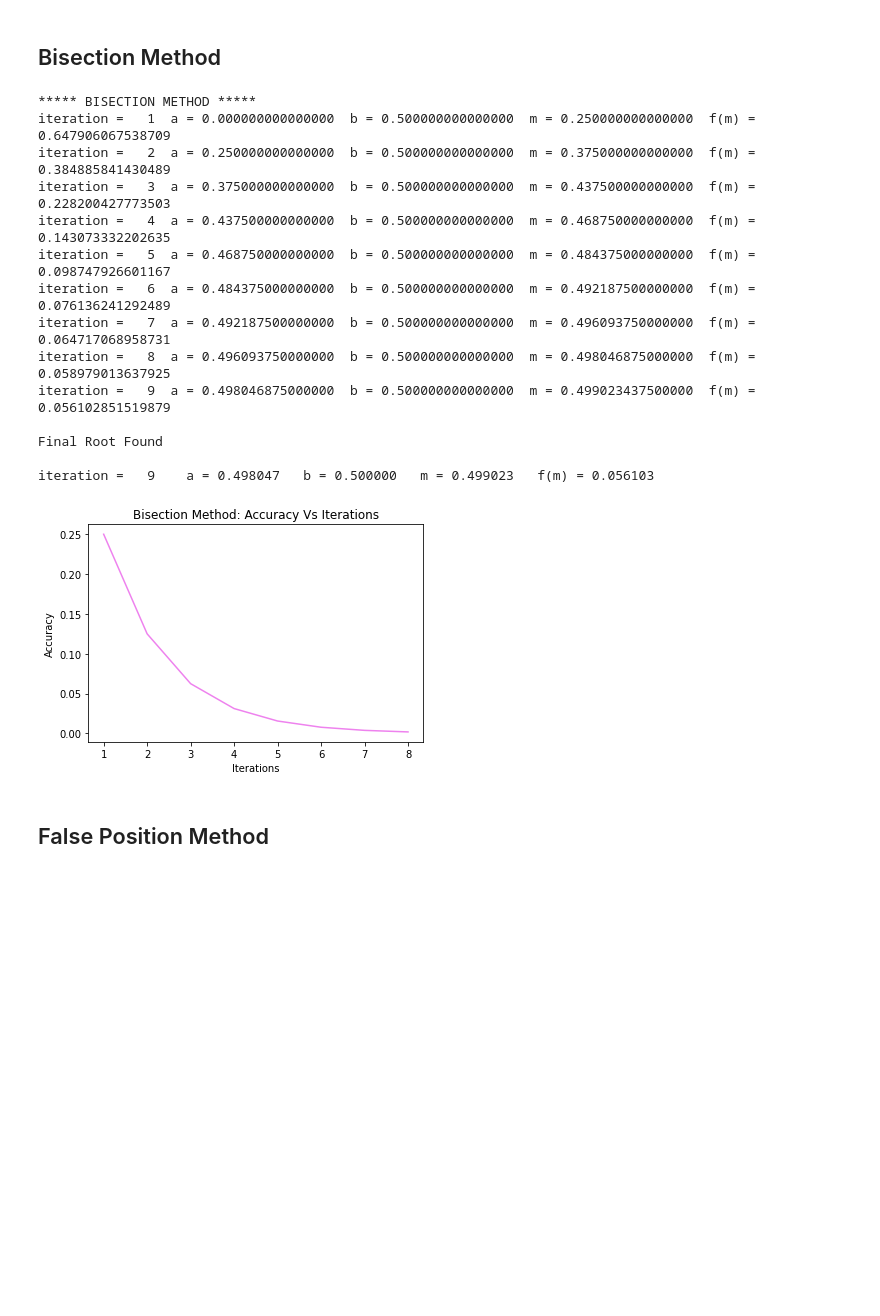
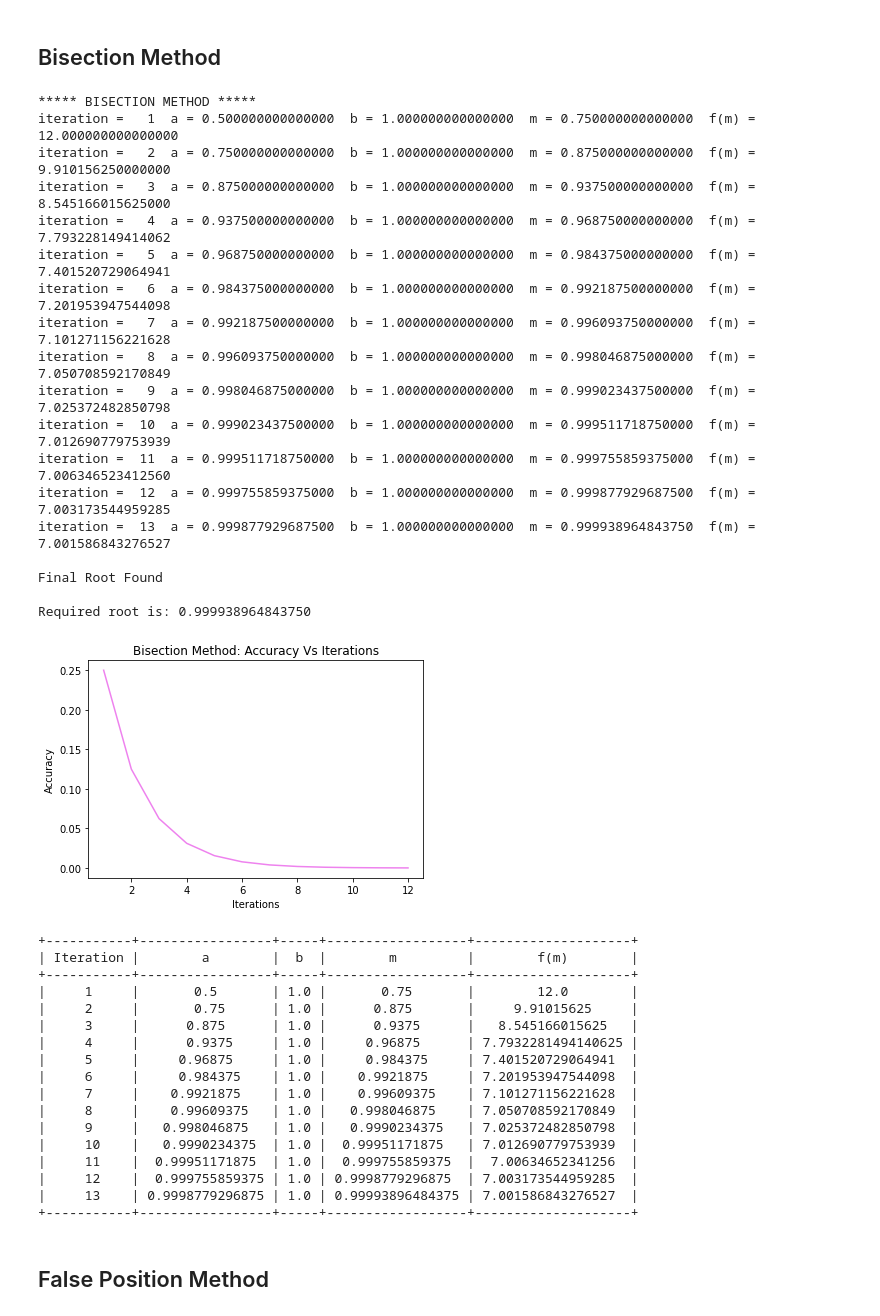
Before and after one commit to deshabhakt/Sem-II, a Jupyter notebook: NumericalMethods/NM-Programs/Module-1-SolvingNonLinearEquations/Module-1.ipynb, the cells around one changed output. Cells and saved outputs as stored; diff of their text form; code cells hidden in the pictures; blank space fills up the shorter version.

```diff
--- a/NumericalMethods/NM-Programs/Module-1-SolvingNonLinearEquations/Module-1.ipynb
+++ b/NumericalMethods/NM-Programs/Module-1-SolvingNonLinearEquations/Module-1.ipynb
@@ -2,8 +4,9 @@
 import numpy as numpy
 import matplotlib.pyplot as plt
 import copy
+from prettytable import PrettyTable as ptbl
 from math import *
-MaxIterations = 10000
+MaxIterations = 1000
 # %%
 def BisectionMethod(f,A, B, TOL, N = MaxIterations):
 
@@ -13,6 +16,7 @@ def BisectionMethod(f,A, B, TOL, N = MaxIterations):
     print("\n\n***** BISECTION METHOD *****")
     i = 1
 
+    data =[]
     accuracy = []
 
     while i<=N:
@@ -27,15 +31,15 @@ def BisectionMethod(f,A, B, TOL, N = MaxIterations):
 
         print(f'iteration = {i:3}  a = {a:.15f}  b = {b:.15f}  m = {m:.15f}  f(m) = {fm:.15f}')
 
+        data.append([i,a,b,m,f(m)])
 
         if abs(fm) <=TOL or (abs(m-a)) < TOL:
             print(f'\nFinal Root Found')
 
-            print(f'\niteration = {i:3}    a = {a:3.06f}   b = {b:3.06f}   m = {m:3.06f}   f(m) = {fm:3.06f}\n\n')
+            print(f'\nRequired root is: {m:3.15f}\n\n')
+            break
 
-            # print(f'Iteration-{i}, m = {m:3.10} and f(x2) = {fm:3.10}')
 
-            break
         acc =[]
         acc.append(i)
         i = i + 1
@@ -53,8 +57,12 @@ def BisectionMethod(f,A, B, TOL, N = MaxIterations):
         acc.append(accuracyReached)
         accuracy.append(acc)
 
+    table = ptbl(['Iteration','a','b','m','f(m)'])
+    for t in data:
+        table.add_row(t)
+
     if i > N:
         print("Not Convergent")
-    return accuracy
+    return accuracy,table
 # %%
 def FalsePosition(f, a ,b ,e ,N=MaxIterations):
@@ -322,16 +359,16 @@ def Muller(f, p, q, r, TOL, N = MaxIterations):
 # %%
 # Defining Function
 def f(x):
-    q =  cos(x) - x*exp(x)
+    q = 16*(x**4) - 40*(x**3) + 5*(x**2) + 20*x + 6
     return q
 
 def G(x):
-    return (acos(x*exp(x)))
+    return (6/((16*(x**3)) - (40*(x**2)) - (5*x) + 20))
 
 # Defining derivative of function
 def f1(x):
-    return -sin(x) - x*exp(x) - exp(x)
+    return 16*4*(x**3) - 40*3*(x**2) + 5*2*x + 20
 
 def f2(x):
-    return -cos(x) - x*exp(x) - exp(x) - exp(x)
+    return 16*4*3*(x**2) - 40*3*2*x + 10
 # %% [markdown]
@@ -339,5 +376,6 @@ def f2(x):
 # %%
-x0 = 0.0
-x1 = 0.5
-x2 = 1.0
-e = 0.001
+x0 = 0.5
+x1 = 1.0
+x2 = 1.5
+
+e = 0.0001
@@ -344,33 +384,56 @@ e = 0.001
 # %% [markdown]
 ## Bisection Method
 # %%
-b_acc = BisectionMethod(f,x0,x1,e)
+b_acc,Bisection_table = BisectionMethod(f,x0,x1,e)
 b_i = []
 b_a = []
 for i in b_acc:
     b_i.append(i[0])
     b_a.append(i[1])
 plt.title("Bisection Method: Accuracy Vs Iterations")
 plt.xlabel("Iterations")
 plt.ylabel("Accuracy")
 plt.plot(b_i,b_a,color = 'violet')
 plt.show()
+
+print(Bisection_table)
 # %% [output]
 ***** BISECTION METHOD *****
-iteration =   1  a = 0.000000000000000  b = 0.500000000000000  m = 0.250000000000000  f(m) = 0.647906067538709
-iteration =   2  a = 0.250000000000000  b = 0.500000000000000  m = 0.375000000000000  f(m) = 0.384885841430489
-iteration =   3  a = 0.375000000000000  b = 0.500000000000000  m = 0.437500000000000  f(m) = 0.228200427773503
-iteration =   4  a = 0.437500000000000  b = 0.500000000000000  m = 0.468750000000000  f(m) = 0.143073332202635
-iteration =   5  a = 0.468750000000000  b = 0.500000000000000  m = 0.484375000000000  f(m) = 0.098747926601167
-iteration =   6  a = 0.484375000000000  b = 0.500000000000000  m = 0.492187500000000  f(m) = 0.076136241292489
-iteration =   7  a = 0.492187500000000  b = 0.500000000000000  m = 0.496093750000000  f(m) = 0.064717068958731
-iteration =   8  a = 0.496093750000000  b = 0.500000000000000  m = 0.498046875000000  f(m) = 0.058979013637925
-iteration =   9  a = 0.498046875000000  b = 0.500000000000000  m = 0.499023437500000  f(m) = 0.056102851519879
+iteration =   1  a = 0.500000000000000  b = 1.000000000000000  m = 0.750000000000000  f(m) = 12.000000000000000
+iteration =   2  a = 0.750000000000000  b = 1.000000000000000  m = 0.875000000000000  f(m) = 9.910156250000000
+iteration =   3  a = 0.875000000000000  b = 1.000000000000000  m = 0.937500000000000  f(m) = 8.545166015625000
+iteration =   4  a = 0.937500000000000  b = 1.000000000000000  m = 0.968750000000000  f(m) = 7.793228149414062
+iteration =   5  a = 0.968750000000000  b = 1.000000000000000  m = 0.984375000000000  f(m) = 7.401520729064941
+iteration =   6  a = 0.984375000000000  b = 1.000000000000000  m = 0.992187500000000  f(m) = 7.201953947544098
+iteration =   7  a = 0.992187500000000  b = 1.000000000000000  m = 0.996093750000000  f(m) = 7.101271156221628
+iteration =   8  a = 0.996093750000000  b = 1.000000000000000  m = 0.998046875000000  f(m) = 7.050708592170849
+iteration =   9  a = 0.998046875000000  b = 1.000000000000000  m = 0.999023437500000  f(m) = 7.025372482850798
+iteration =  10  a = 0.999023437500000  b = 1.000000000000000  m = 0.999511718750000  f(m) = 7.012690779753939
+iteration =  11  a = 0.999511718750000  b = 1.000000000000000  m = 0.999755859375000  f(m) = 7.006346523412560
+iteration =  12  a = 0.999755859375000  b = 1.000000000000000  m = 0.999877929687500  f(m) = 7.003173544959285
+iteration =  13  a = 0.999877929687500  b = 1.000000000000000  m = 0.999938964843750  f(m) = 7.001586843276527
 
 Final Root Found
 
-iteration =   9    a = 0.498047   b = 0.500000   m = 0.499023   f(m) = 0.056103
+Required root is: 0.999938964843750
-[figure, old version]
+[figure, new version]
++-----------+-----------------+-----+------------------+--------------------+
+| Iteration |        a        |  b  |        m         |        f(m)        |
++-----------+-----------------+-----+------------------+--------------------+
+|     1     |       0.5       | 1.0 |       0.75       |        12.0        |
+|     2     |       0.75      | 1.0 |      0.875       |     9.91015625     |
+|     3     |      0.875      | 1.0 |      0.9375      |   8.545166015625   |
+|     4     |      0.9375     | 1.0 |     0.96875      | 7.7932281494140625 |
+|     5     |     0.96875     | 1.0 |     0.984375     | 7.401520729064941  |
+|     6     |     0.984375    | 1.0 |    0.9921875     | 7.201953947544098  |
+|     7     |    0.9921875    | 1.0 |    0.99609375    | 7.101271156221628  |
+|     8     |    0.99609375   | 1.0 |   0.998046875    | 7.050708592170849  |
+|     9     |   0.998046875   | 1.0 |   0.9990234375   | 7.025372482850798  |
+|     10    |   0.9990234375  | 1.0 |  0.99951171875   | 7.012690779753939  |
+|     11    |  0.99951171875  | 1.0 |  0.999755859375  |  7.00634652341256  |
+|     12    |  0.999755859375 | 1.0 | 0.9998779296875  | 7.003173544959285  |
+|     13    | 0.9998779296875 | 1.0 | 0.99993896484375 | 7.001586843276527  |
++-----------+-----------------+-----+------------------+--------------------+
 # %% [markdown]
 ## False Position Method
 # %%
```
Also changed, not shown: parts of 25 cells of this notebook, 6 other files.
